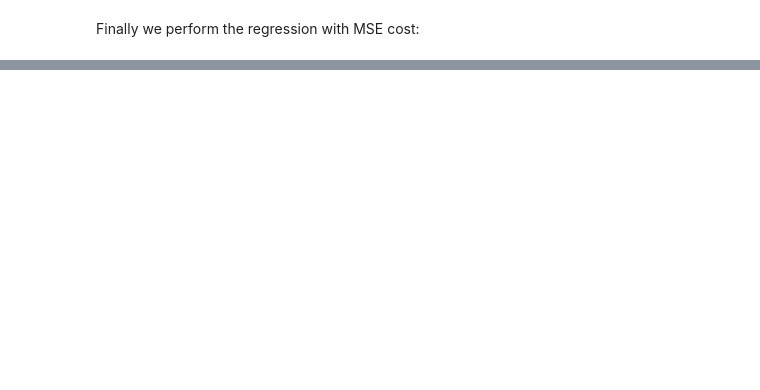
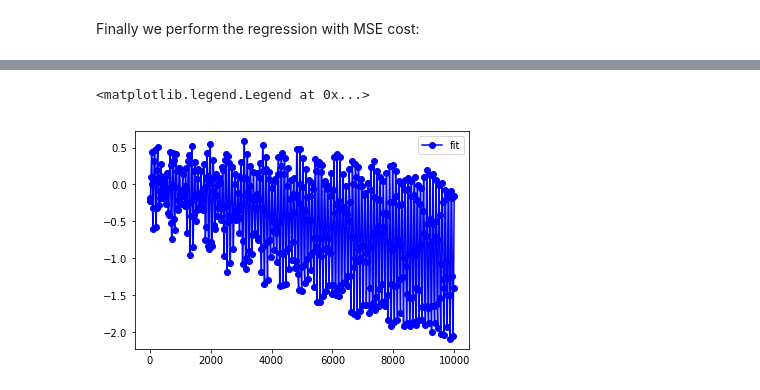
Before and after one commit to RiemannAI/openRT, a Jupyter notebook: examples/basic_tutorial.ipynb, the cells around one changed output, grey strips where cells are left out. Saved outputs shown, nothing was run; the diff lists cells and outputs as text; code cells hidden in the pictures; blank space fills up the shorter version.

```diff
--- a/examples/basic_tutorial.ipynb
+++ b/examples/basic_tutorial.ipynb
@@ -93,4 +117,4 @@ from rtbm import minimizer
 from rtbm.costfunctions import mse
 
 minim = minimizer.CMA()
-minim.train(mse(), M, X, Y, maxiter=1000)
+minim.train(mse(), M, X, Y, maxiter=1500)
@@ -97,7 +145,10 @@ minim.train(mse(), M, X, Y, maxiter=1000)
 # %%
 npoints = 500
-test_X = (np.linspace(0, 100, npoints)).reshape((1, npoints))
+test_X = (np.linspace(0, 10000, npoints)).reshape((1, npoints))
 
-plt.plot(X.flatten(), Y.flatten(),"og-", label='target')
+#plt.plot(X.flatten(), Y.flatten(),"og-", label='target')
 plt.plot(test_X.flatten(), np.real(M.predict(test_X)).flatten(),"bo-", label='fit')
 plt.legend()
+# %% [output]
+<matplotlib.legend.Legend at 0x...>
+[figure, added]
```
Also changed, not shown: parts of 7 cells of this notebook, 4 other files.
